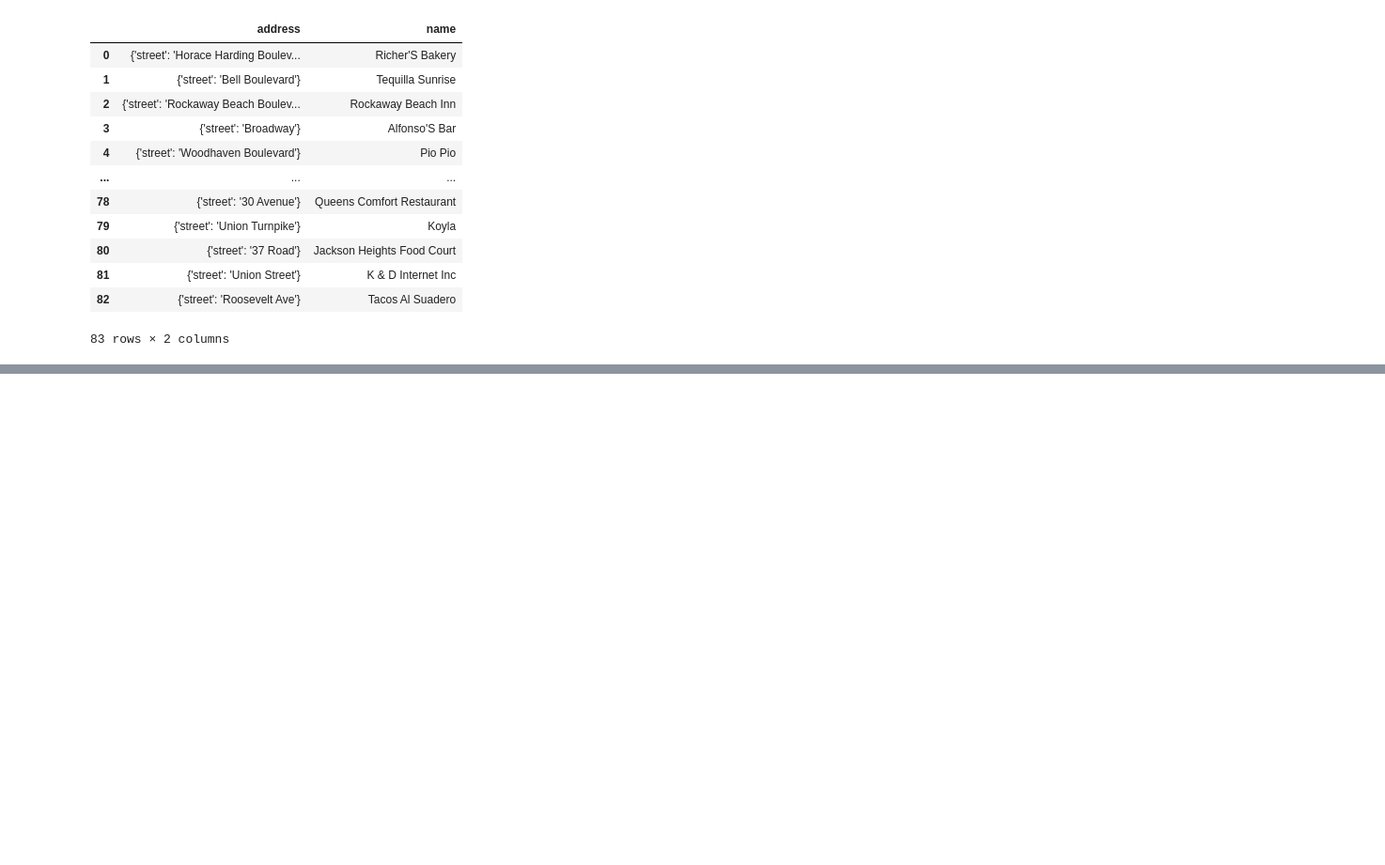
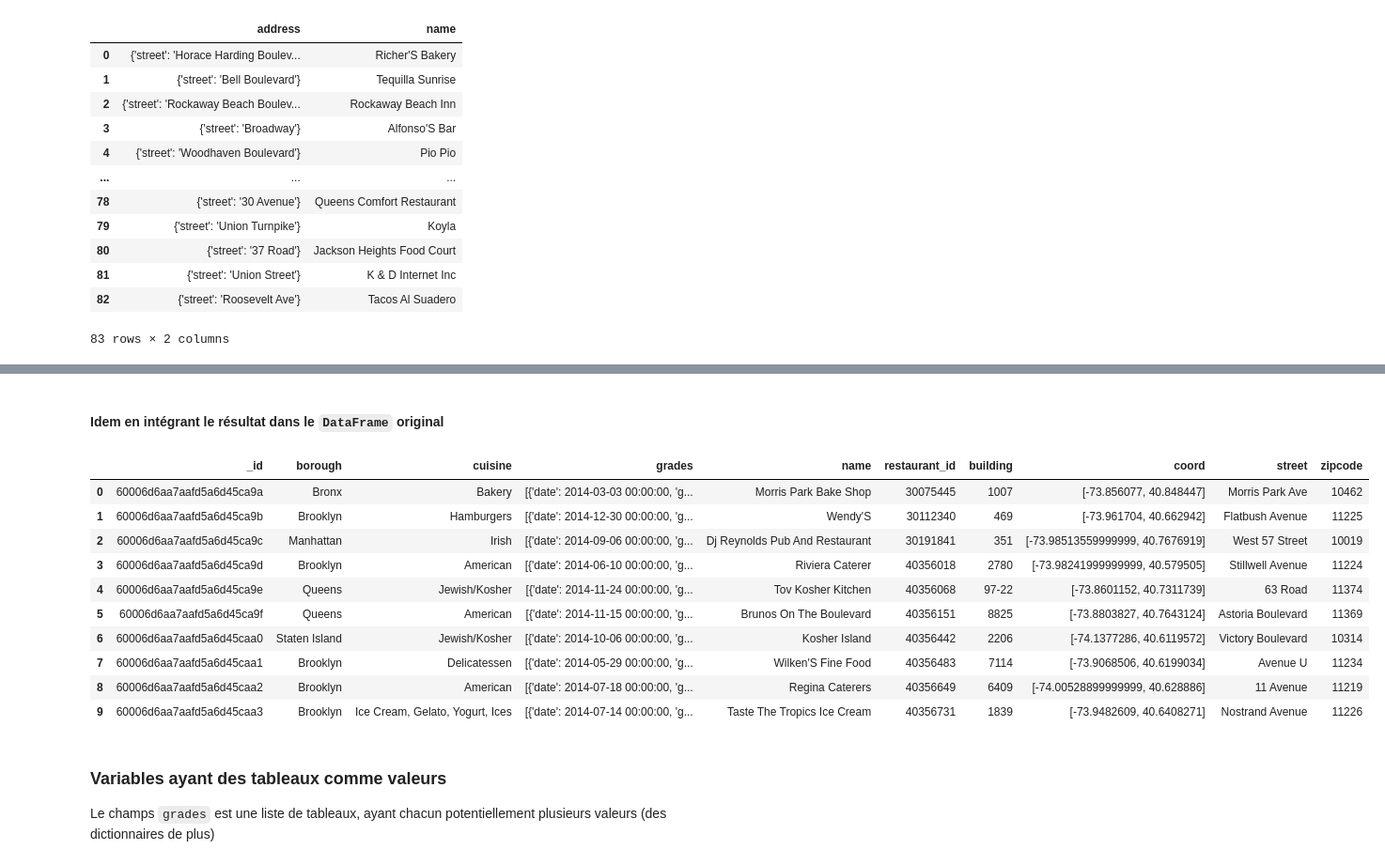
Before and after one commit to fxjollois/cours-2021-2022, a Jupyter notebook: du-ads/python-mongodb.ipynb, the cells around one changed output, grey strips where cells are left out. Shown: that part at 94% size. Cells and saved outputs as stored; diff of their text form; code cells hidden in the pictures; blank space fills up the shorter version.

```diff
--- a/du-ads/python-mongodb.ipynb
+++ b/du-ads/python-mongodb.ipynb
@@ -1177,0 +1316,20 @@ pandas.DataFrame(cursor)
+# %% [markdown]
+#### Idem en intégrant le résultat dans le `DataFrame`  original
+# %%
+pandas.concat([df.drop("address", axis = 1), pandas.DataFrame([e for e in df.address])], axis = 1)
+# %% [output]
+|  | _id | borough | cuisine | grades | name | restaurant_id | building | coord | street | zipcode |
+| 0 | 60006d6aa7aafd5a6d45ca9a | Bronx | Bakery | [{'date': 2014-03-03 00:00:00, 'g... | Morris Park Bake Shop | 30075445 | 1007 | [-73.856077, 40.848447] | Morris Park Ave | 10462 |
+| 1 | 60006d6aa7aafd5a6d45ca9b | Brooklyn | Hamburgers | [{'date': 2014-12-30 00:00:00, 'g... | Wendy'S | 30112340 | 469 | [-73.961704, 40.662942] | Flatbush Avenue | 11225 |
+| 2 | 60006d6aa7aafd5a6d45ca9c | Manhattan | Irish | [{'date': 2014-09-06 00:00:00, 'g... | Dj Reynolds Pub And Restaurant | 30191841 | 351 | [-73.98513559999999, 40.7676919] | West 57 Street | 10019 |
+| 3 | 60006d6aa7aafd5a6d45ca9d | Brooklyn | American | [{'date': 2014-06-10 00:00:00, 'g... | Riviera Caterer | 40356018 | 2780 | [-73.98241999999999, 40.579505] | Stillwell Avenue | 11224 |
+| 4 | 60006d6aa7aafd5a6d45ca9e | Queens | Jewish/Kosher | [{'date': 2014-11-24 00:00:00, 'g... | Tov Kosher Kitchen | 40356068 | 97-22 | [-73.8601152, 40.7311739] | 63 Road | 11374 |
+| 5 | 60006d6aa7aafd5a6d45ca9f | Queens | American | [{'date': 2014-11-15 00:00:00, 'g... | Brunos On The Boulevard | 40356151 | 8825 | [-73.8803827, 40.7643124] | Astoria Boulevard | 11369 |
+| 6 | 60006d6aa7aafd5a6d45caa0 | Staten Island | Jewish/Kosher | [{'date': 2014-10-06 00:00:00, 'g... | Kosher Island | 40356442 | 2206 | [-74.1377286, 40.6119572] | Victory Boulevard | 10314 |
+| 7 | 60006d6aa7aafd5a6d45caa1 | Brooklyn | Delicatessen | [{'date': 2014-05-29 00:00:00, 'g... | Wilken'S Fine Food | 40356483 | 7114 | [-73.9068506, 40.6199034] | Avenue U | 11234 |
+| 8 | 60006d6aa7aafd5a6d45caa2 | Brooklyn | American | [{'date': 2014-07-18 00:00:00, 'g... | Regina Caterers | 40356649 | 6409 | [-74.00528899999999, 40.628886] | 11 Avenue | 11219 |
+| 9 | 60006d6aa7aafd5a6d45caa3 | Brooklyn | Ice Cream, Gelato, Yogurt, Ices | [{'date': 2014-07-14 00:00:00, 'g... | Taste The Tropics Ice Cream | 40356731 | 1839 | [-73.9482609, 40.6408271] | Nostrand Avenue | 11226 |
+# %% [markdown]
+### Variables ayant des tableaux comme valeurs
+
+Le champs `grades` est une liste de tableaux, ayant chacun potentiellement plusieurs valeurs (des dictionnaires de plus)
```
Also changed, not shown: parts of 50 cells of this notebook, 3 other files.
